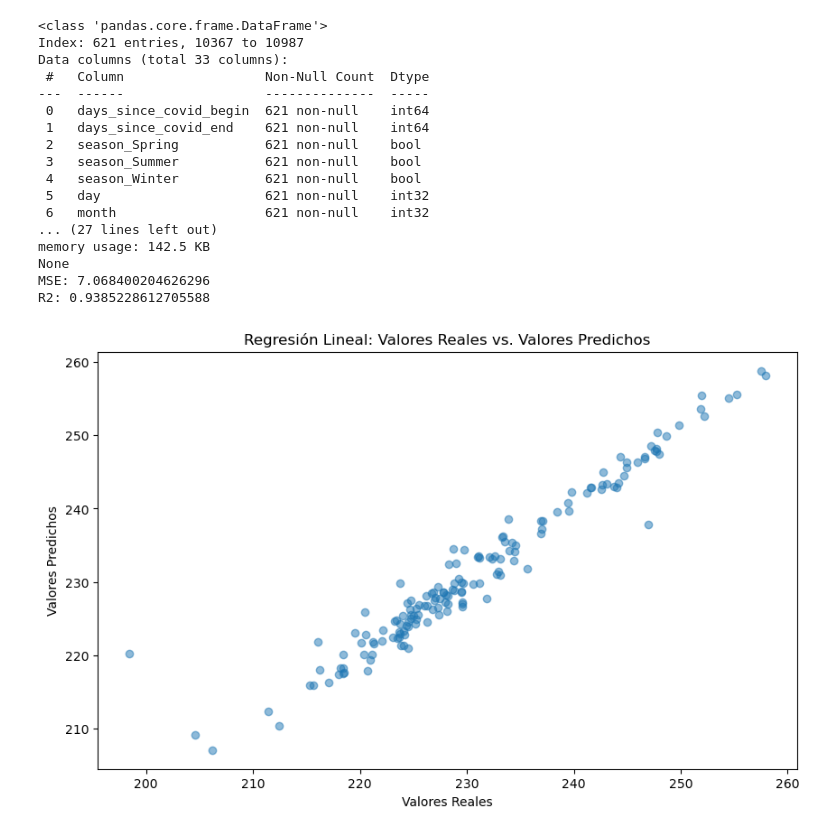
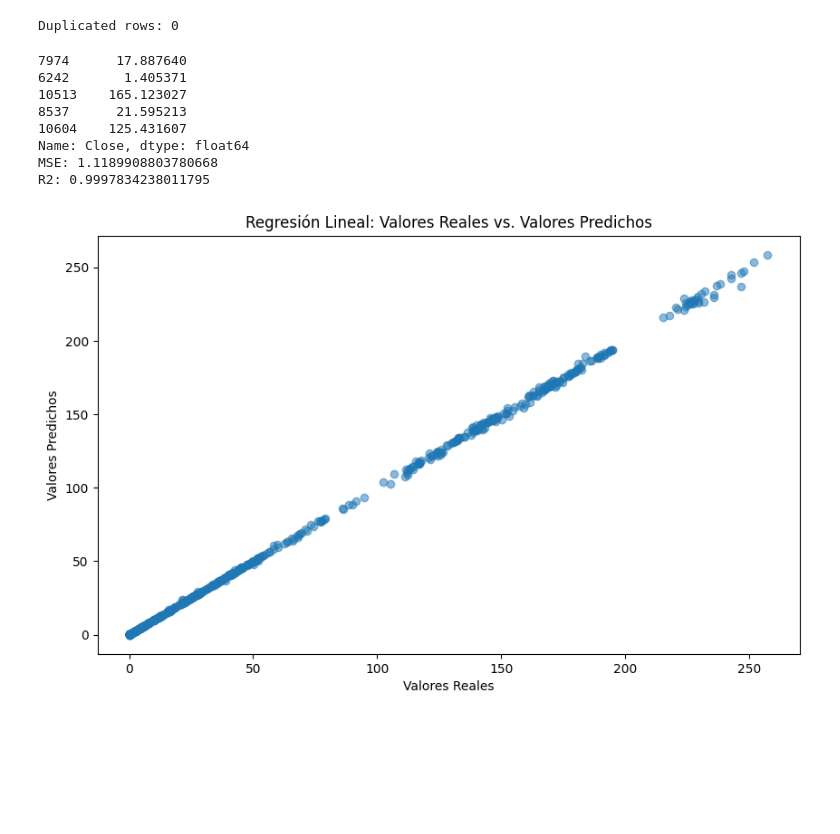
Before and after one commit to Ericson3100/Proyecto3DM, a Jupyter notebook: notebooks/2_FeatureEngineering.ipynb, the cells around one changed output. Drawn from its saved outputs; the diff is of its cells as text; code cells hidden in the pictures; blank space fills up the shorter version.

Commit message:
commit feature engineering distribución prob

```diff
--- a/notebooks/2_FeatureEngineering.ipynb
+++ b/notebooks/2_FeatureEngineering.ipynb
@@ -128,8 +168,7 @@ def feature_engineering(df):
 # %%
 apple_data = pd.read_csv('../data/processed/AAPL_with_SP500_clean.csv')
-apple_data= apple_data[apple_data['Date']>'2022-01-01']
 
-apple_data = feature_engineering(apple_data)
+# apple_data= apple_data[apple_data['Date']>'2022-01-01']
 
-print(apple_data.columns)
+apple_data = feature_engineering(apple_data, percentage=0.3, k=0.0005)
 # %% [output]
@@ -148,3 +198,9 @@ Index(['Close', 'days_since_covid_begin', 'days_since_covid_end',
+# %%
+#Ver duplicados
+duplicates = apple_data[apple_data.duplicated()]
+print(f"Duplicated rows: {duplicates.shape[0]}")
+# %% [output]
+Duplicated rows: 0
 # %%
 
 # apple_data.drop(columns=['Volume_lag_1', 'Volume_SP500_lag_1', 'High_lag_1','Low_lag_1', 'Open_lag_1','Close_lag_1'
@@ -159,53 +215,44 @@ from sklearn.linear_model import LinearRegression
 from sklearn.metrics import mean_squared_error, r2_score
 
 # Preparar los datos para el entrenamiento
-train_data, test_data = train_test_split(apple_data, test_size=0.2, random_state=42, shuffle=False)
+train_data, test_data = train_test_split(apple_data, test_size=0.2, random_state=42, shuffle=True)
 
 y_train = train_data['Close']
 X_train = train_data.drop(columns=['Close'])
-print(X_train.info())
 
 y_test = test_data['Close']
+print(y_test.head())
 X_test = test_data.drop(columns=['Close'])
 
 scaler = StandardScaler()
 X_train_scaled = scaler.fit_transform(X_train)
 X_test_scaled = scaler.transform(X_test)
 
 model = LinearRegression()
 model.fit(X_train_scaled, y_train)
 
 y_pred = model.predict(X_test_scaled)
 
 mse = mean_squared_error(y_test, y_pred)
 r2 = r2_score(y_test, y_pred)
 
 print(f"MSE: {mse}")
 print(f"R2: {r2}")
 
 # Graficar los resultados
 plt.figure(figsize=(10, 6))
 plt.scatter(y_test, y_pred, alpha=0.5)
 plt.xlabel('Valores Reales')
 plt.ylabel('Valores Predichos')
 plt.title('Regresión Lineal: Valores Reales vs. Valores Predichos')
 plt.show()
 # %% [output]
-<class 'pandas.core.frame.DataFrame'>
-Index: 621 entries, 10367 to 10987
-Data columns (total 33 columns):
- #   Column                  Non-Null Count  Dtype
----  ------                  --------------  -----
- 0   days_since_covid_begin  621 non-null    int64
- 1   days_since_covid_end    621 non-null    int64
- 2   season_Spring           621 non-null    bool
- 3   season_Summer           621 non-null    bool
- 4   season_Winter           621 non-null    bool
- 5   day                     621 non-null    int32
- 6   month                   621 non-null    int32
-... (27 lines left out)
-memory usage: 142.5 KB
-None
-MSE: 7.068400204626296
-R2: 0.9385228612705588
+7974      17.887640
+6242       1.405371
+10513    165.123027
+8537      21.595213
+10604    125.431607
+Name: Close, dtype: float64
+MSE: 1.1189908803780668
+R2: 0.9997834238011795
-[figure, old version]
+[figure, new version]
```
Also changed, not shown: parts of 3 cells of this notebook.
